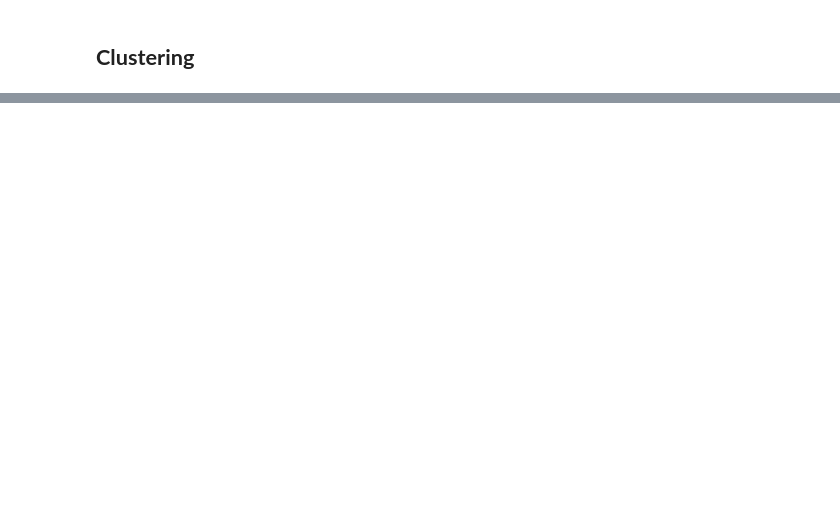
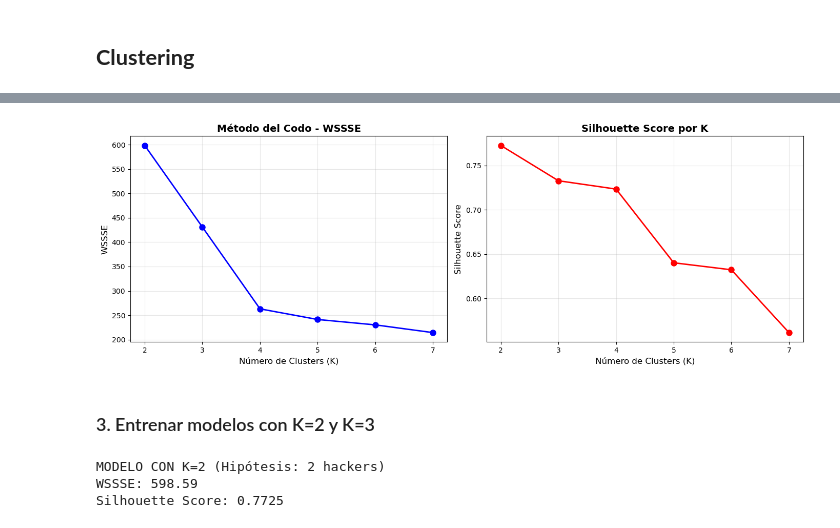
Before and after one commit to Maria-Villafuerte/Labs_Data_Science, a Jupyter notebook: Lab_12/Lab12.ipynb, the cells around one changed output, grey strips where cells are left out. Cells and saved outputs as stored; diff of their text form; code cells hidden in the pictures; blank space fills up the shorter version.

Commit message:
feat: modelos de clusters lab12

```diff
--- a/Lab_12/Lab12.ipynb
+++ b/Lab_12/Lab12.ipynb
@@ -172,0 +213,25 @@ feature_cols = df_scaled.columns
+# %%
+# Evaluar diferentes valores de K
+wssse_values = []
+silhouette_scores = []
+K_range = range(2, 8)
+
+print("Evaluando diferentes valores de K...")
+for k in K_range:
+    # Entrenar modelo
+    kmeans = KMeans(k=k, seed=42, maxIter=100)
+    model = kmeans.fit(df_features)
+
+    # WSSSE (Within Set Sum of Squared Errors)
+    wssse = model.summary.trainingCost
+    wssse_values.append(wssse)
+
+    # Silhouette Score
+    predictions = model.transform(df_features)
+    evaluator = ClusteringEvaluator(featuresCol="features",
+                                     predictionCol="prediction",
+                                     metricName="silhouette")
+    silhouette = evaluator.evaluate(predictions)
+    silhouette_scores.append(silhouette)
+
+    print(f"K={k} → WSSSE: {wssse:.2f}, Silhouette: {silhouette:.4f}")
@@ -172,0 +246,43 @@ feature_cols = df_scaled.columns
+# %%
+# Visualizar Método del Codo
+fig, axes = plt.subplots(1, 2, figsize=(14, 5))
+
+# WSSSE
+axes[0].plot(list(K_range), wssse_values, 'bo-', linewidth=2, markersize=8)
+axes[0].set_xlabel('Número de Clusters (K)', fontsize=12)
+axes[0].set_ylabel('WSSSE', fontsize=12)
+axes[0].set_title('Método del Codo - WSSSE', fontsize=14, fontweight='bold')
+axes[0].grid(True, alpha=0.3)
+
+# Silhouette Score
+axes[1].plot(list(K_range), silhouette_scores, 'ro-', linewidth=2, markersize=8)
+axes[1].set_xlabel('Número de Clusters (K)', fontsize=12)
+axes[1].set_ylabel('Silhouette Score', fontsize=12)
+axes[1].set_title('Silhouette Score por K', fontsize=14, fontweight='bold')
+axes[1].grid(True, alpha=0.3)
+
+plt.tight_layout()
+plt.show()
+# %% [output]
+[figure, added]
+# %% [markdown]
+### 3. Entrenar modelos con K=2 y K=3
+# %%
+# Modelo con 2 clusters (hipótesis: 2 hackers)
+print("MODELO CON K=2 (Hipótesis: 2 hackers)")
+
+kmeans_2 = KMeans(k=2, seed=42, maxIter=100)
+model_2 = kmeans_2.fit(df_features)
+predictions_2 = model_2.transform(df_features)
+
+# Métricas K=2
+wssse_2 = model_2.summary.trainingCost
+evaluator = ClusteringEvaluator(featuresCol="features", predictionCol="prediction")
+silhouette_2 = evaluator.evaluate(predictions_2)
+
+print(f"WSSSE: {wssse_2:.2f}")
+print(f"Silhouette Score: {silhouette_2:.4f}")
+# %% [output]
+MODELO CON K=2 (Hipótesis: 2 hackers)
+WSSSE: 598.59
+Silhouette Score: 0.7725
```
Also changed, not shown: parts of 22 cells of this notebook.
